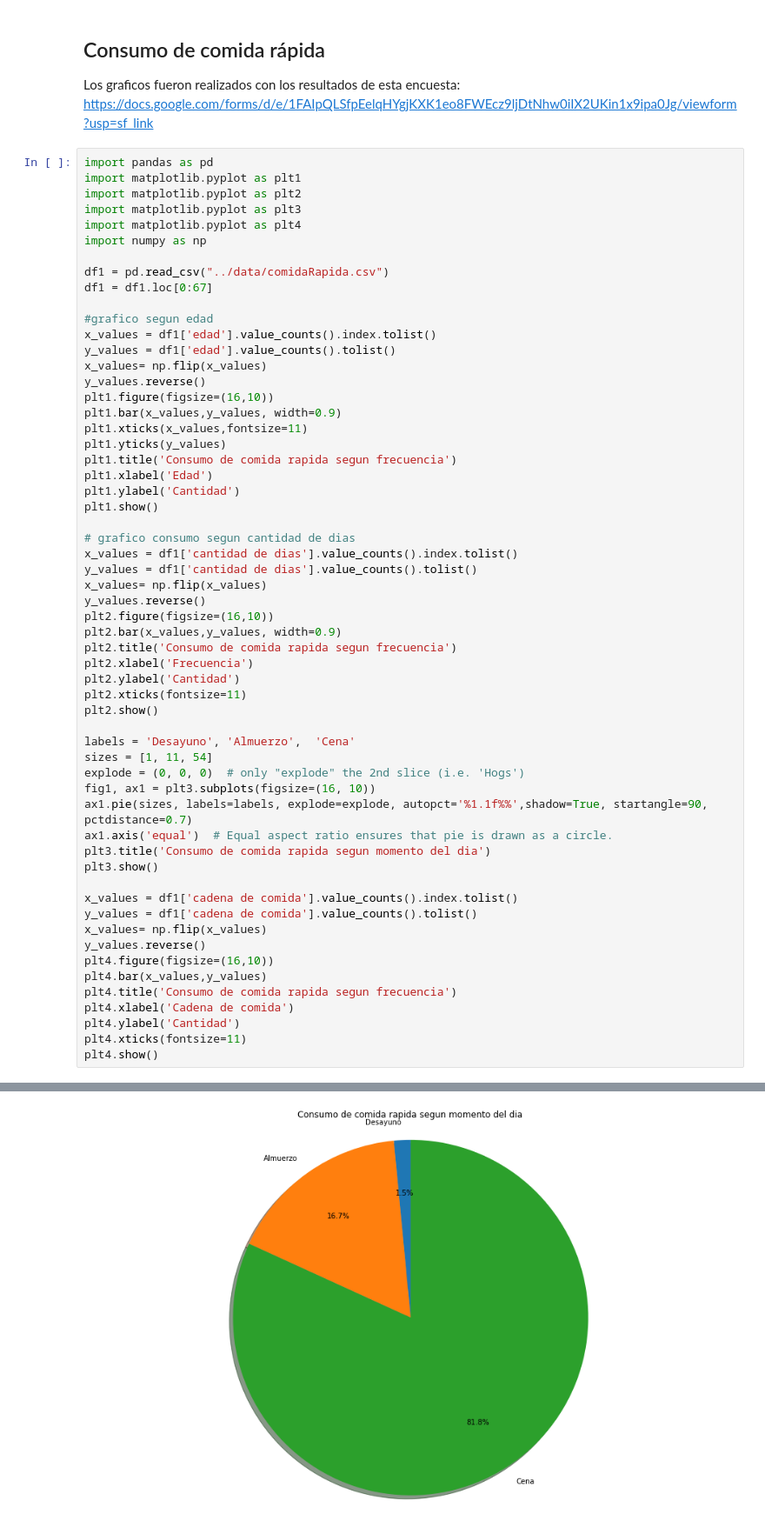
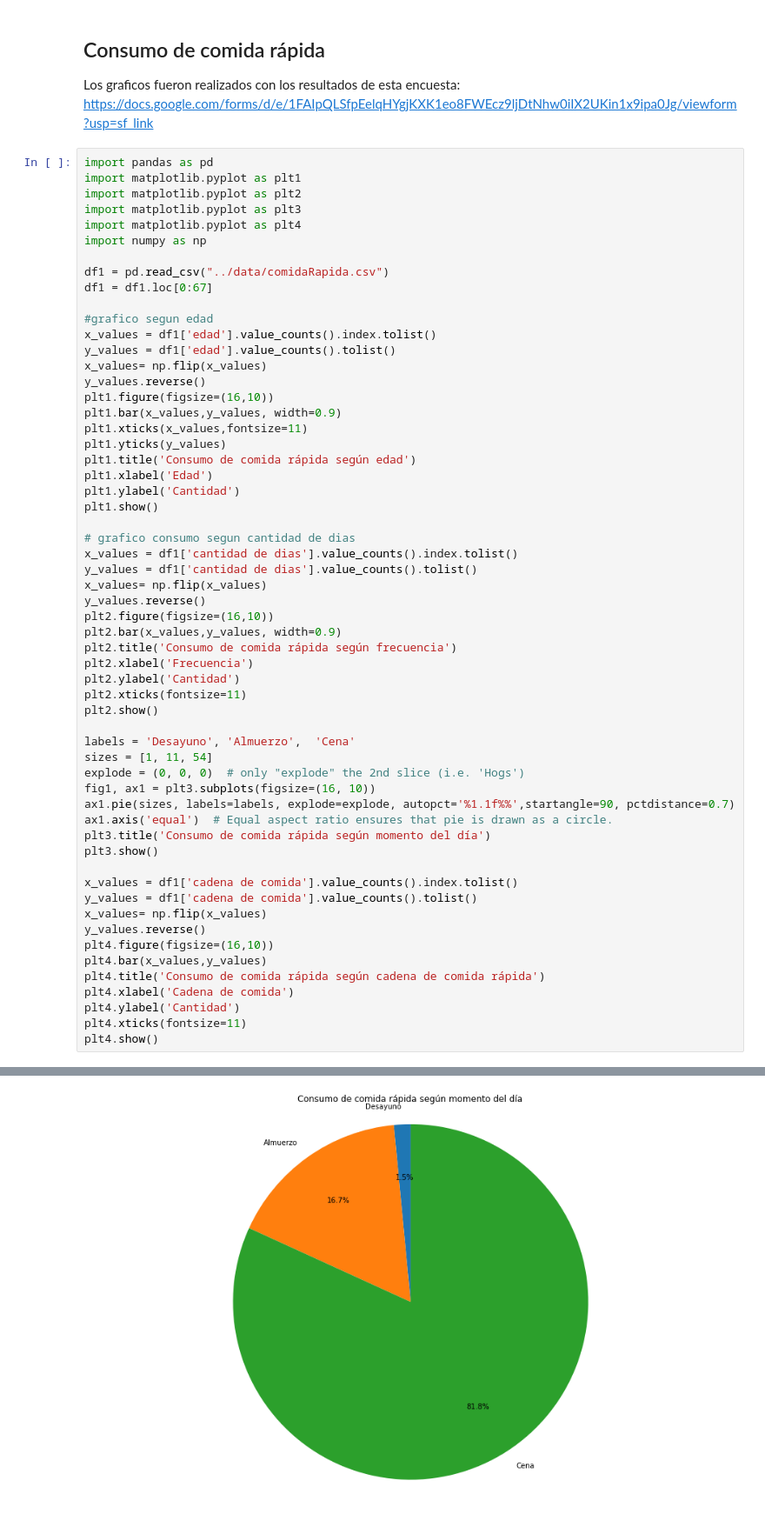
Before and after one commit to Magali-Cristobo/Taller-soporte-informatico, a Jupyter notebook: proyectoAnaconda/notebooks/analisisComidaRapida.ipynb, the cells around one changed output, grey strips where cells are left out. Shown: that part at 87% size. Cells and saved outputs as stored; diff of their text form.

```diff
--- a/proyectoAnaconda/notebooks/analisisComidaRapida.ipynb
+++ b/proyectoAnaconda/notebooks/analisisComidaRapida.ipynb
@@ -23,7 +23,7 @@ plt1.figure(figsize=(16,10))
 plt1.bar(x_values,y_values, width=0.9)
 plt1.xticks(x_values,fontsize=11)
 plt1.yticks(y_values)
-plt1.title('Consumo de comida rapida segun frecuencia')
+plt1.title('Consumo de comida rápida según edad')
 plt1.xlabel('Edad')
 plt1.ylabel('Cantidad')
 plt1.show()
@@ -35,7 +35,7 @@ x_values= np.flip(x_values)
 y_values.reverse()
 plt2.figure(figsize=(16,10))
 plt2.bar(x_values,y_values, width=0.9)
-plt2.title('Consumo de comida rapida segun frecuencia')
+plt2.title('Consumo de comida rápida según frecuencia')
 plt2.xlabel('Frecuencia')
 plt2.ylabel('Cantidad')
 plt2.xticks(fontsize=11)
@@ -45,9 +45,9 @@ labels = 'Desayuno', 'Almuerzo',  'Cena'
 sizes = [1, 11, 54]
 explode = (0, 0, 0)  # only "explode" the 2nd slice (i.e. 'Hogs')
 fig1, ax1 = plt3.subplots(figsize=(16, 10))
-ax1.pie(sizes, labels=labels, explode=explode, autopct='%1.1f%%',shadow=True, startangle=90, pctdistance=0.7)
+ax1.pie(sizes, labels=labels, explode=explode, autopct='%1.1f%%',startangle=90, pctdistance=0.7)
 ax1.axis('equal')  # Equal aspect ratio ensures that pie is drawn as a circle.
-plt3.title('Consumo de comida rapida segun momento del dia')
+plt3.title('Consumo de comida rápida según momento del día')
 plt3.show()
 
 x_values = df1['cadena de comida'].value_counts().index.tolist()
@@ -56,7 +56,7 @@ x_values= np.flip(x_values)
 y_values.reverse()
 plt4.figure(figsize=(16,10))
 plt4.bar(x_values,y_values)
-plt4.title('Consumo de comida rapida segun frecuencia')
+plt4.title('Consumo de comida rápida según cadena de comida rápida')
 plt4.xlabel('Cadena de comida')
 plt4.ylabel('Cantidad')
 plt4.xticks(fontsize=11)
@@ -66,2 +66,2 @@ plt4.show()
 [figure]
-[figure, old version]
+[figure, new version]
```
Also changed, not shown: parts of 2 cells of this notebook.
